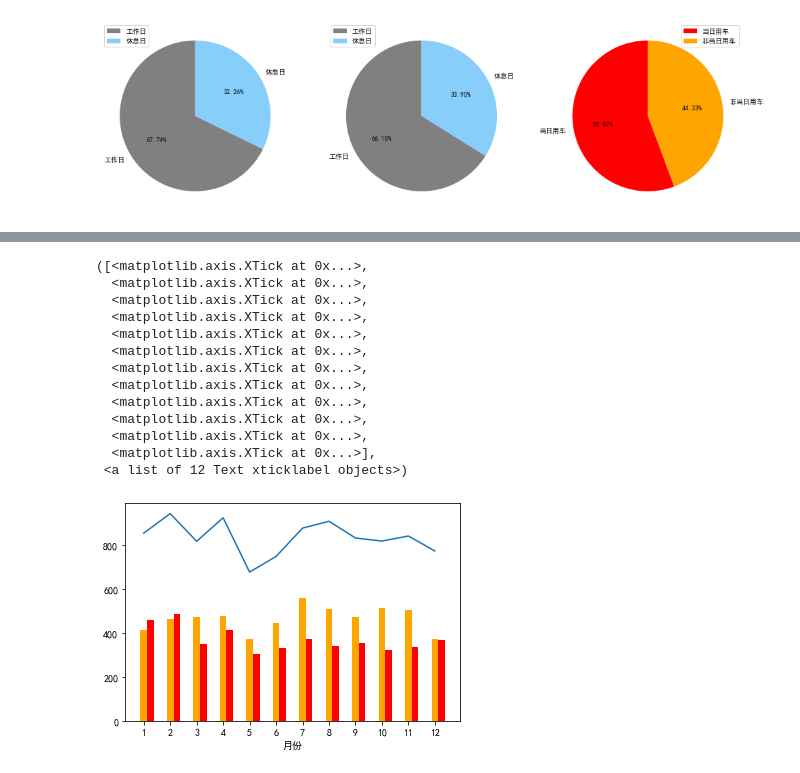
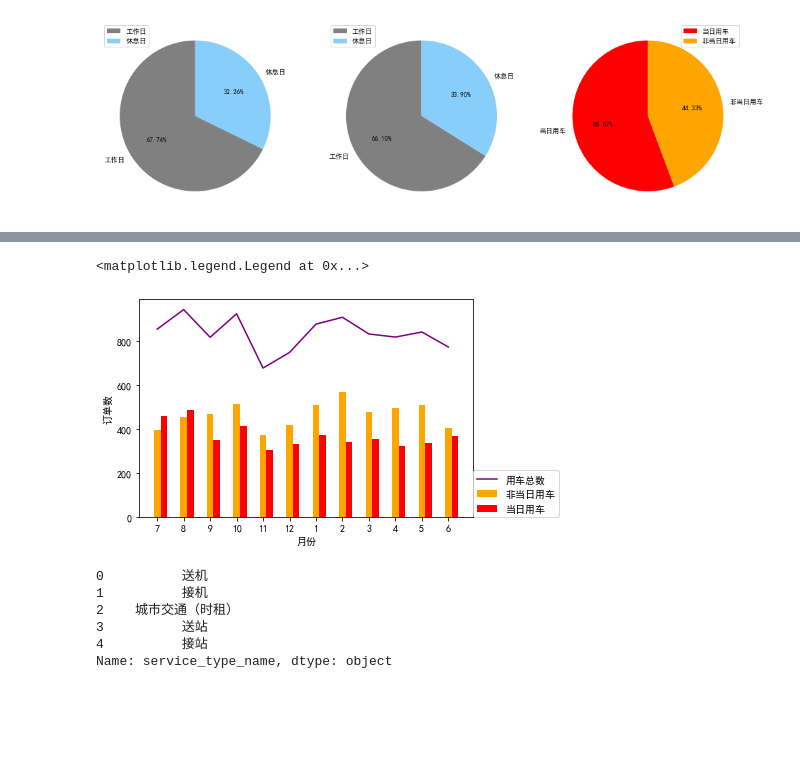
Before and after one commit to xinruigoalForTrain/car_order_analyse, a Jupyter notebook: car_order_analyse.ipynb, the cells around one changed output, grey strips where cells are left out. Cells and saved outputs as stored; diff of their text form; code cells hidden in the pictures; blank space fills up the shorter version.

```diff
--- a/car_order_analyse.ipynb
+++ b/car_order_analyse.ipynb
@@ -140,29 +179,32 @@ plt.show()
 # %%
-se_非当日用车笔数月份统计_用车日期顺序 = df_user_order_detail[df_user_order_detail['use_immediate']==0]['order_month'].value_counts()
-se_当日用车笔数月份统计_用车日期顺序 = df_user_order_detail[df_user_order_detail['use_immediate']==1]['order_month'].value_counts()
+se_非当日用车笔数月份统计_用车日期顺序 = df_user_order_detail[df_user_order_detail['use_immediate']==0]['book_month'].value_counts()
+se_当日用车笔数月份统计_用车日期顺序 = df_user_order_detail[df_user_order_detail['use_immediate']==1]['book_month'].value_counts()
 y_0 = pd.concat([se_非当日用车笔数月份统计_用车日期顺序.sort_index()[6:],se_非当日用车笔数月份统计_用车日期顺序.sort_index()[:6]])
 y_1 = pd.concat([se_当日用车笔数月份统计_用车日期顺序.sort_index()[6:],se_当日用车笔数月份统计_用车日期顺序.sort_index()[:6]])
 y_2 = pd.concat([df_user_order_detail['book_month'].value_counts().sort_index()[6:],
                 df_user_order_detail['book_month'].value_counts().sort_index()[:6]])
 x1 = np.arange(1,13)
 x2 = x1+0.25
 plt.bar(x1,y_0,width=0.25,color='orange',tick_label=y_0.index.to_list(),label='非当日用车')
 plt.bar(x2,y_1,width=0.25,color='red',label='当日用车')
-plt.plot(x1,y_2)
+plt.plot(x1,y_2,label='用车总数',color='purple')
 plt.xlabel('月份')
-plt.xticks(y_0.index.to_list())     # 无效？
+plt.ylabel('订单数')
+plt.xticks(ticks=x1,labels=y_0.index.to_list(),rotation=0)
+plt.legend(bbox_to_anchor=(1,0),loc=3,borderaxespad=0)
 # %% [output]
-([<matplotlib.axis.XTick at 0x...>,
-  <matplotlib.axis.XTick at 0x...>,
-  <matplotlib.axis.XTick at 0x...>,
-  <matplotlib.axis.XTick at 0x...>,
-  <matplotlib.axis.XTick at 0x...>,
-  <matplotlib.axis.XTick at 0x...>,
-  <matplotlib.axis.XTick at 0x...>,
-  <matplotlib.axis.XTick at 0x...>,
-  <matplotlib.axis.XTick at 0x...>,
-  <matplotlib.axis.XTick at 0x...>,
-  <matplotlib.axis.XTick at 0x...>,
-  <matplotlib.axis.XTick at 0x...>],
- <a list of 12 Text xticklabel objects>)
+<matplotlib.legend.Legend at 0x...>
-[figure, old version]
+[figure, new version]
+# %%
+df_service_type_match_name = pd.read_csv(r'../input/car8865/服务类型数据.csv',usecols=['service_type','service_type_name'],
+                                         dtype={'servcie_type':int,'servcie_type_name':object})
+service_type_list = df_user_order_detail['service_type'].value_counts().index.to_list()
+service_type_name_list = df_service_type_match_name.query('service_type in @service_type_list').sort_values('service_type')['service_type_name']
+service_type_name_list
+# %% [output]
+0          送机
+1          接机
+2    城市交通（时租）
+3          送站
+4          接站
+Name: service_type_name, dtype: object
```
Also changed, not shown: parts of 18 cells of this notebook.
